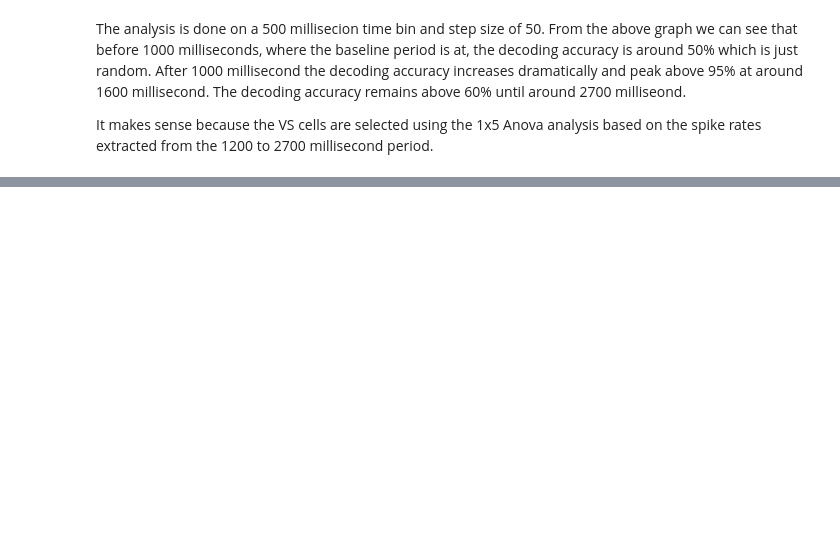
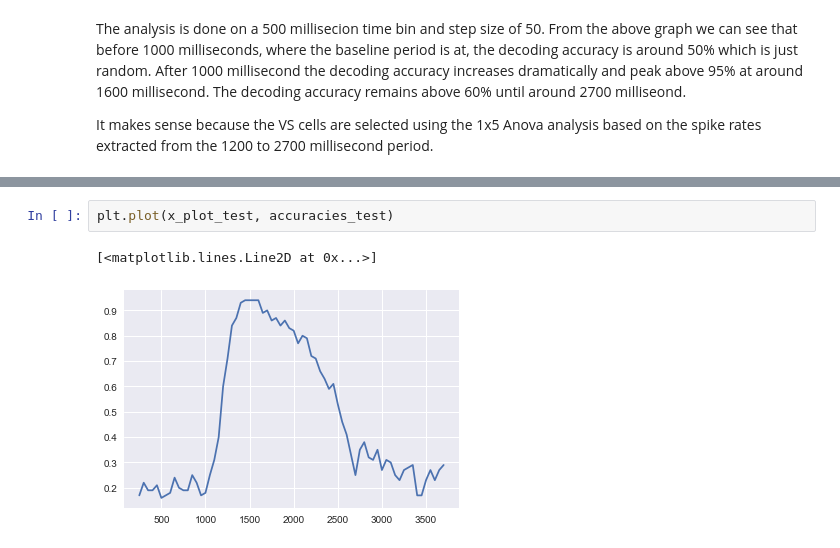
Before and after one commit to andylikescodes/neuron_research_project, a Jupyter notebook: decoding_accuracy.ipynb, the cells around one changed output, grey strips where cells are left out. Drawn from its saved outputs; the diff is of its cells as text; blank space fills up the shorter version.

```diff
--- a/decoding_accuracy.ipynb
+++ b/decoding_accuracy.ipynb
@@ -237,0 +264,5 @@ It makes sense because the VS cells are selected using the 1x5 Anova analysis ba
+# %%
+plt.plot(x_plot_test, accuracies_test)
+# %% [output]
+[<matplotlib.lines.Line2D at 0x...>]
+[figure, added]
```
Also changed, not shown: parts of 6 cells of this notebook.
